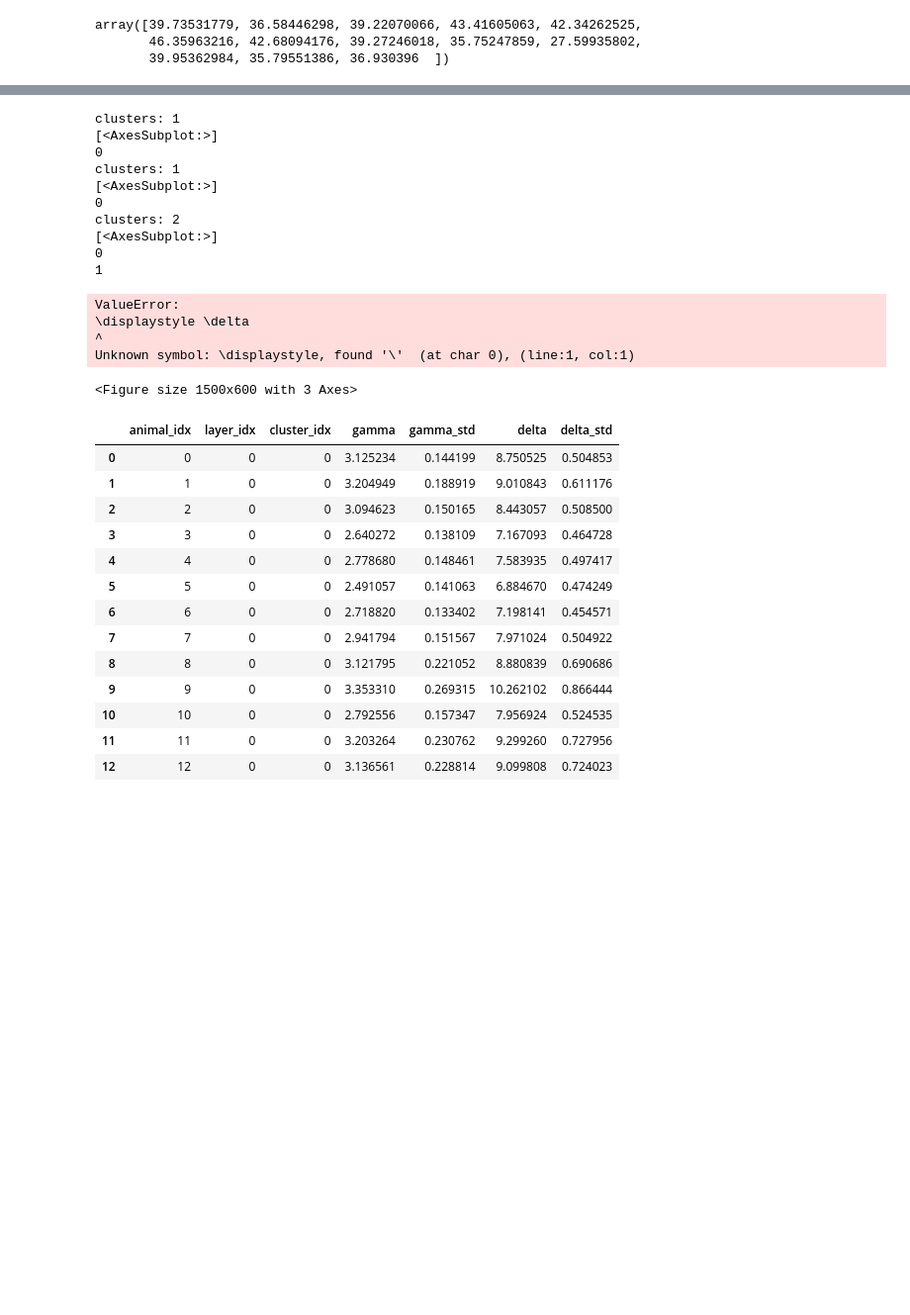
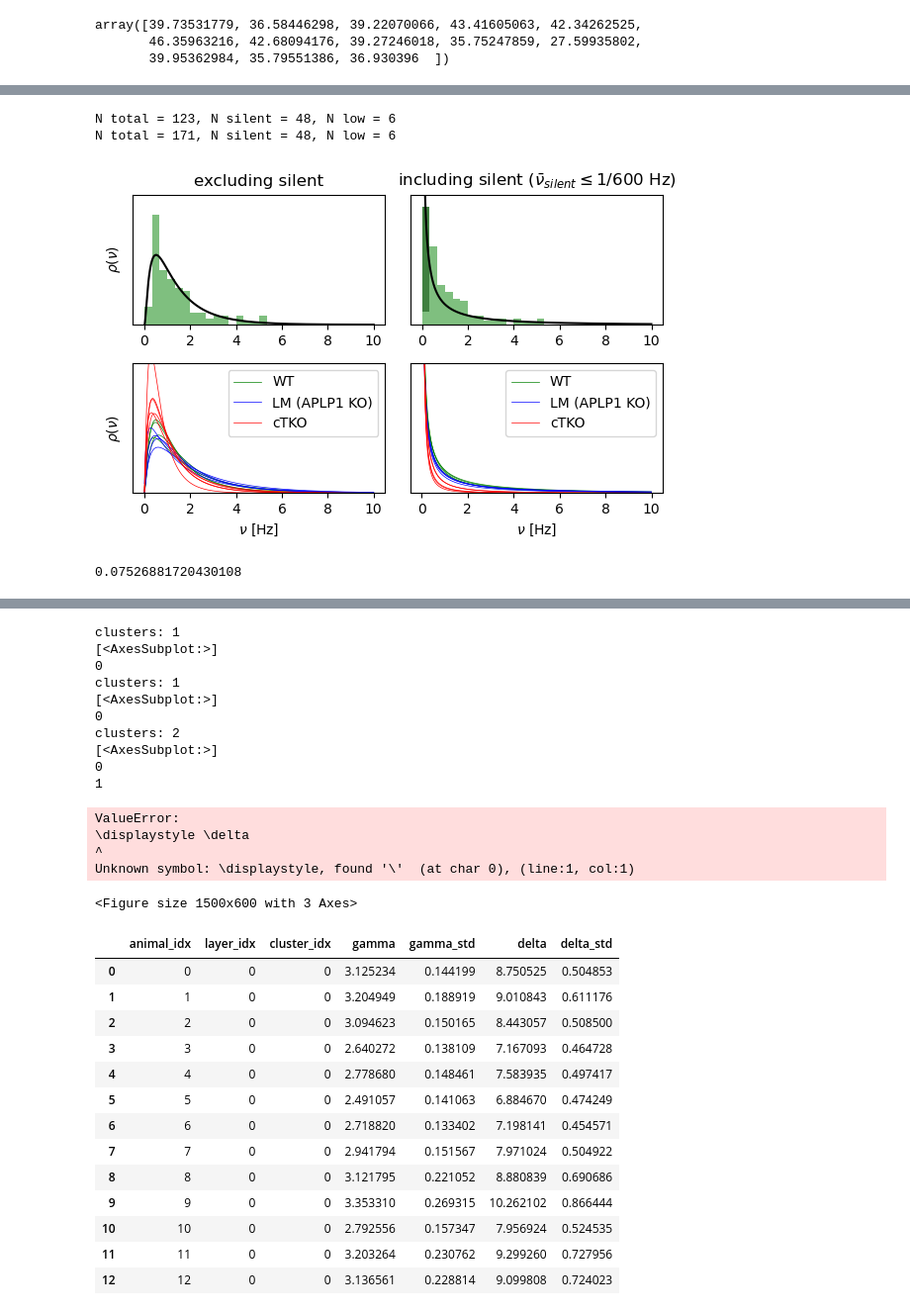
Before and after one commit to woxxel/DarkMatter, a Jupyter notebook: notebooks/spiking_data_analysis.ipynb, the cells around one changed output, grey strips where cells are left out. Shown at 99% size. Saved outputs shown, nothing was run; the diff lists cells and outputs as text; code cells hidden in the pictures; blank space fills up the shorter version.

```diff
--- a/notebooks/spiking_data_analysis.ipynb
+++ b/notebooks/spiking_data_analysis.ipynb
@@ -126,0 +260,6 @@ results_silent = post_inference(mP_withSilent,trace_silent)
+# %%
+r = RootFinder(-1, 3, 0.01)
+{'nu':1.,'nu_I':5.,'tau_A':0.001,'tau_G':0.02,'r':0.}
+root = r.find(solve_nu_max, 'r', (20.,{'tau_G':0.02, 'tau_A': 0.001, 'tau_M':0.01, 'nu':1., 'nu_I':5.,'r':0.}))
+root = [ro for ro in root if 0<ro<1]
+print(root)
@@ -369,0 +526,4 @@ plot_results(mP_withSilent,results_silent,'with silence')
+# %%
+#with model:
+stat_summary = az.summary(trace, round_to=2)
+stat_summary_silent = az.summary(trace_silent, round_to=2)
@@ -370,3 +602,70 @@ plot_results(mP_withSilent,results_silent,'with silence')
+# %%
+#res = results_silent
+steps = 31
+dH = 10/(steps-1)
+
+fig,ax = plt.subplots(2,2,figsize=(6,4))
+
+mPs = [mP,mP_withSilent]
+
+ii = 1
+
+N_silent = (mP.spikes_raw[ii,0,...]==0).sum()
+N_low = ((mP.spikes_raw[ii,0,...]>0) & (mP.spikes_raw[ii,0,...]<dH)).sum()
+
+for j,res in enumerate([results,results_silent]):
+    gamma = np.squeeze(res['gamma']['mean'])
+    delta = np.squeeze(res['delta']['mean'])
+    nu_max = np.squeeze(res['nu_max']['mean'])
+
+
+    nu_arr = np.linspace(0,10,1001)
+
+    hist_data = mPs[j].spikes_raw[ii,0,~np.isnan(mPs[j].spikes_raw[ii,0,...])]
+    hist_data = hist_data[hist_data>0]
+
+    N_total = len(hist_data)
+    print(f'N total = {N_total}, N silent = {N_silent}, N low = {N_low}')
+
+    if j>0:
+        ax[0][j].bar(0,N_silent/N_total*1/dH,bottom=N_low/N_total*1/dH,width=dH,align='edge',facecolor='grey')
+
+    ax[0][j].hist(hist_data,np.linspace(0,10,steps),density=True,facecolor='g',alpha=0.5)
+    ax[0][j].plot(nu_arr,p_nu(nu_arr,gamma[ii],delta[ii],nu_max[ii]),'-',color='k')
+
+    plt.setp(ax[0][j],ylim=[0,1.05],yticks=[])
+
+    #plot added silent ones as separate bar
+    ax[0][0].set_title('excluding silent')
+    ax[0][1].set_title('including silent ($\\bar{\\nu}_{silent}\leq1/600$ Hz)')
+
+    for i,t in enumerate(mP.types):
+
+        co = col[i]
+        idx = mP.type == i
+
+        hasLabel = False
+        for g,d,n in zip(gamma[idx],delta[idx],nu_max[idx]):
+
+            ax[1][j].plot(nu_arr,p_nu(nu_arr,g,d,n),'-',color=col[i],lw=0.5,label=t if not hasLabel else '_nolegend_')
+            hasLabel = True
+
+    plt.setp(ax[1][j],ylim=[0,1],yticks=[],xlabel='$\\nu$ [Hz]')
+    ax[1][j].legend()
+
+for j in range(2):
+    plt.setp(ax[j][0],ylabel='$\\rho(\\nu)$')
+
+plt.tight_layout()
+plt.show()
+# %% [output]
+N total = 123, N silent = 48, N low = 6
+N total = 171, N silent = 48, N low = 6
+[figure, added]
+# %%
+7/279*30/10
+# %% [output]
+0.07526881720430108
 # %%
 mP_Ca.spikes_raw.shape
 firingrate = np.nanmean(mP_Ca.spikes_raw,axis=(3,))
```
Also changed, not shown: parts of 28 cells of this notebook, 13 other files.
